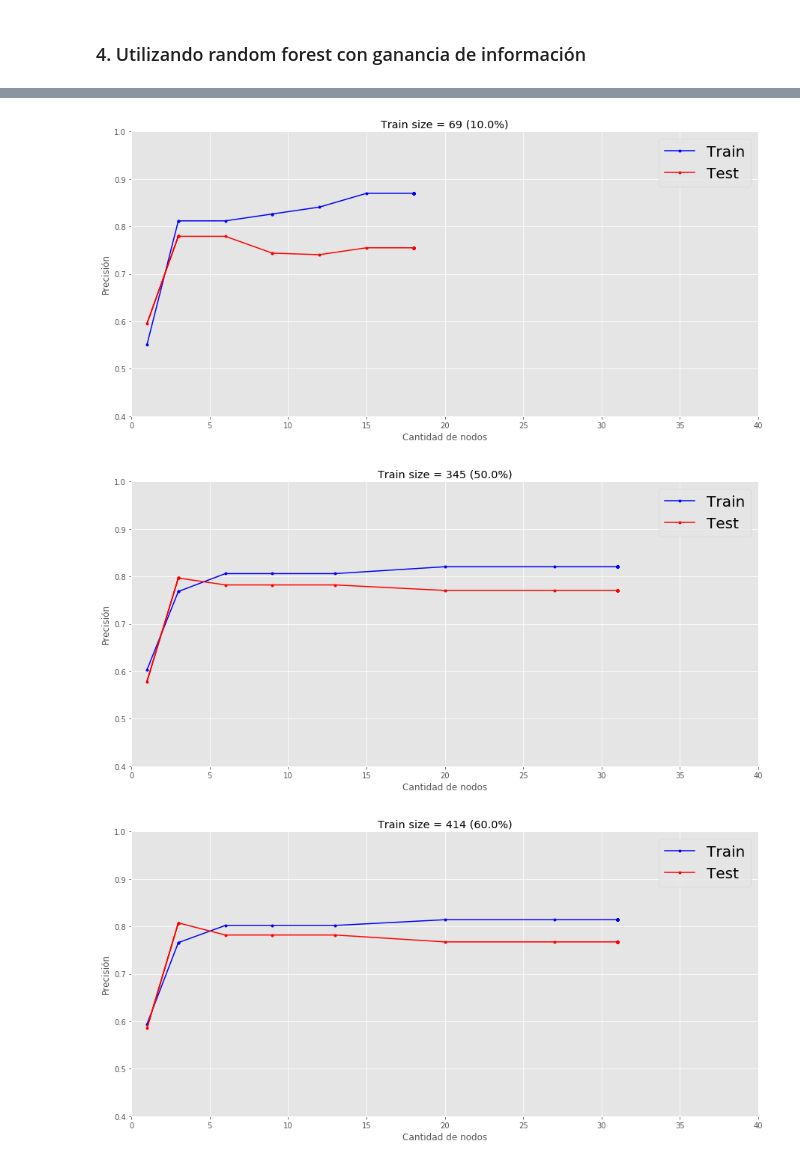
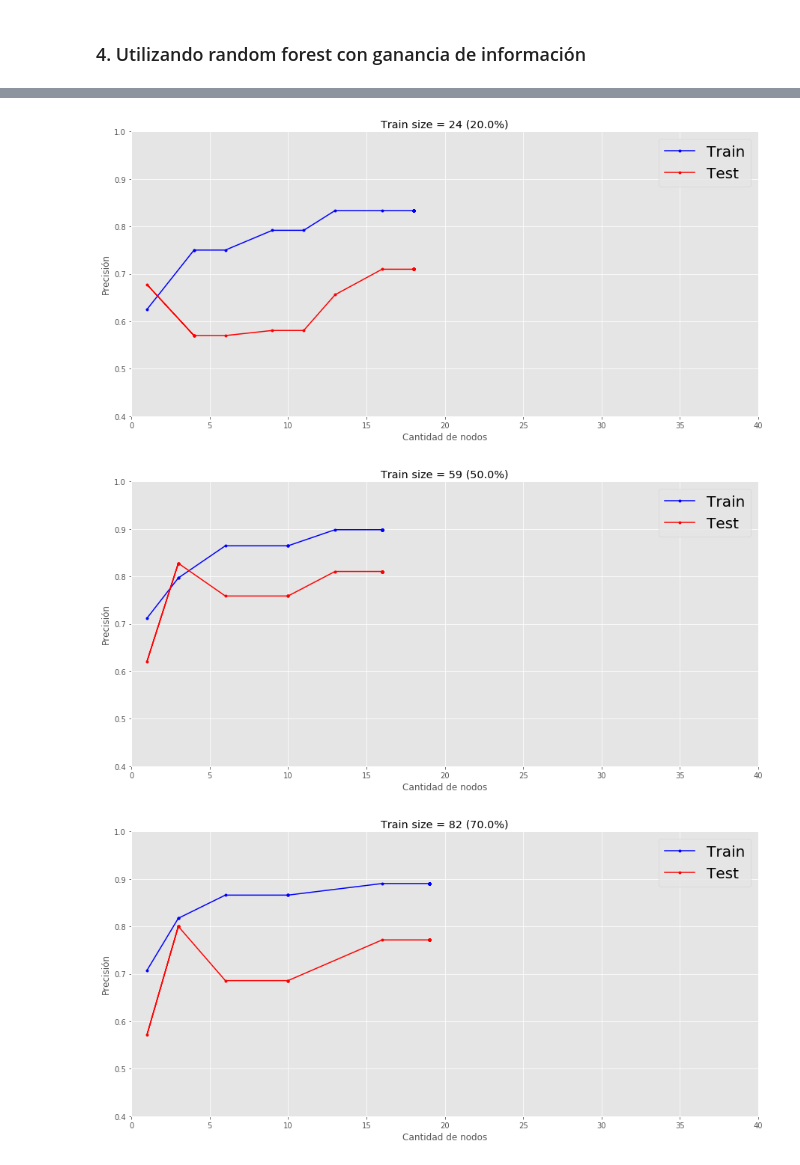
Before and after one commit to marcelolynch/machinelearning, a Jupyter notebook: tp2/Titanic.ipynb, the cells around one changed output, grey strips where cells are left out. Cells and saved outputs as stored; diff of their text form; code cells hidden in the pictures.

```diff
--- a/tp2/Titanic.ipynb
+++ b/tp2/Titanic.ipynb
@@ -107,13 +107,13 @@ hide_toggle()
 # %% [output]
 [interactive output not drawn]
 # %%
-FILENAME = 'kaggle/train.csv'
-SEPARATOR = ','
-x, y, metadata = get_data(FILENAME, attributes)
+FILENAME = 'titanic.csv'
+SEPARATOR = '\t'
+x, y, metadata = get_data(FILENAME, SEPARATOR, attributes)
 # %% [markdown]
 ### Definimos las constantes
 # %%
-TRAIN_RATIO = 0.8
+TRAIN_RATIO = 0.7
 BOOTSTRAP_RATIO = 1
 # %% [markdown]
 ### Dividimos en test y train
@@ -276,11 +279,10 @@ hide_toggle()
 # %% [output]
 [interactive output not drawn]
 # %%
-acc_vs_nodes(0.1)
+acc_vs_nodes(0.2)
 acc_vs_nodes(0.5)
-acc_vs_nodes(0.6)
 acc_vs_nodes(TRAIN_RATIO)
 # %% [output]
-[figure, old version]
+[figure, new version]
-[figure, old version]
+[figure, new version]
-[figure, old version]
+[figure, new version]
```
Also changed, not shown: parts of 16 cells of this notebook, 1 other file.
